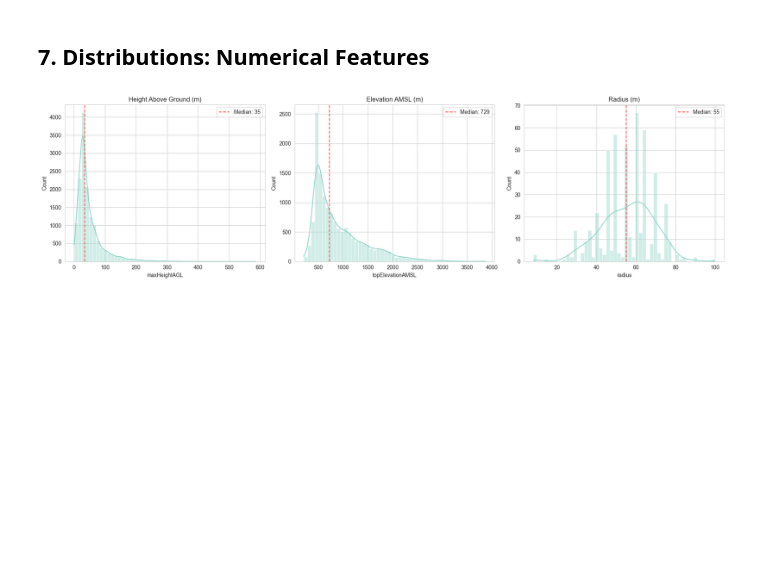
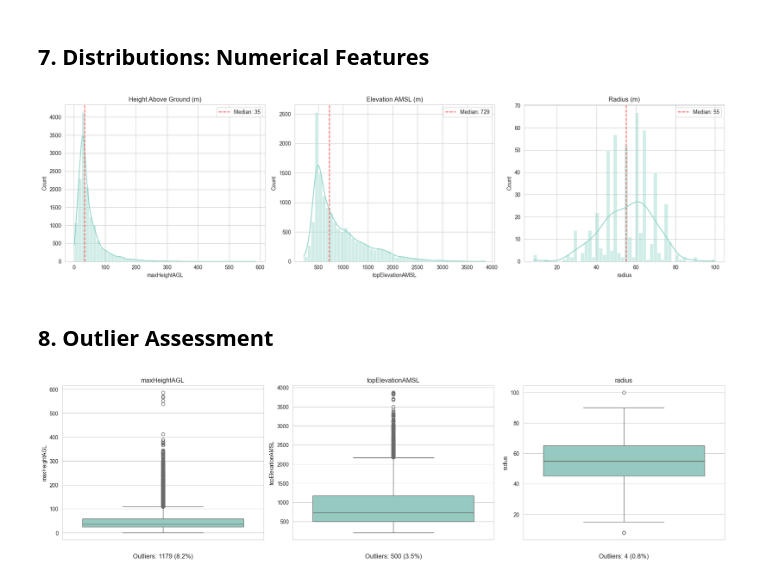
Before and after one commit to maybebool/swiss-airspace-obstacle-profiling, a Jupyter notebook: notebooks/Data_Ingestion_and_Quality_Assessment.ipynb, the cells around one changed output. Drawn from its saved outputs; the diff is of its cells as text; code cells hidden in the pictures; blank space fills up the shorter version.

```diff
--- a/notebooks/Data_Ingestion_and_Quality_Assessment.ipynb
+++ b/notebooks/Data_Ingestion_and_Quality_Assessment.ipynb
@@ -200,3 +200,30 @@ plt.tight_layout()
 plt.show()
 # %% [output]
 [figure]
+# %% [markdown]
+## 8. Outlier Assessment
+# %%
+numeric_cols = ['maxHeightAGL', 'topElevationAMSL', 'radius']
+numeric_cols = [c for c in numeric_cols if c in gdf.columns]
+
+fig, axes = plt.subplots(1, len(numeric_cols), figsize=(6 * len(numeric_cols), 5))
+if len(numeric_cols) == 1:
+    axes = [axes]
+
+for ax, col in zip(axes, numeric_cols):
+    data = gdf[col].dropna()
+    sns.boxplot(y=data, ax=ax)
+
+    Q1, Q3 = data.quantile(0.25), data.quantile(0.75)
+    IQR = Q3 - Q1
+    n_outliers = ((data < Q1 - 1.5 * IQR) | (data > Q3 + 1.5 * IQR)).sum()
+    pct = n_outliers / len(data) * 100
+
+    ax.set_title(col)
+    ax.text(0.5, -0.12, f'Outliers: {n_outliers} ({pct:.1f}%)',
+            transform=ax.transAxes, ha='center', fontsize=12)
+
+plt.tight_layout()
+plt.show()
+# %% [output]
+[figure, added]
```
Also changed, not shown: parts of 10 cells of this notebook.
